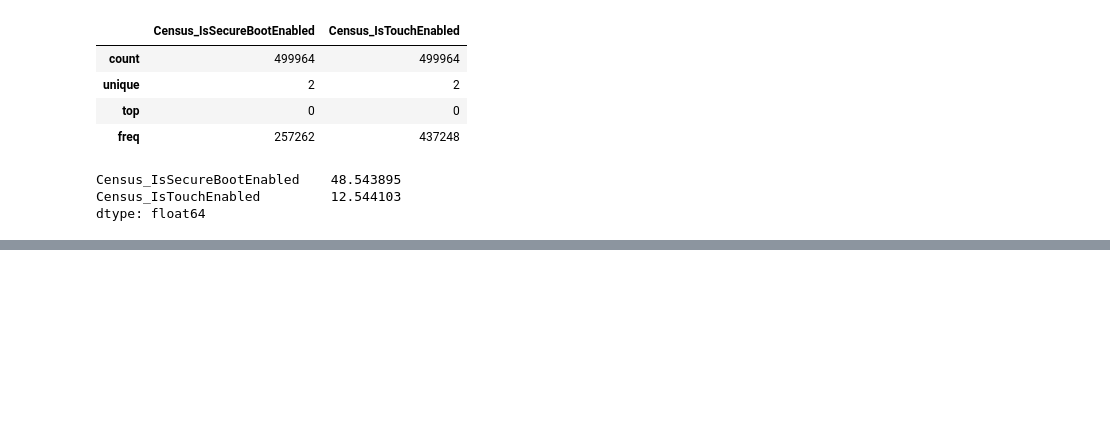
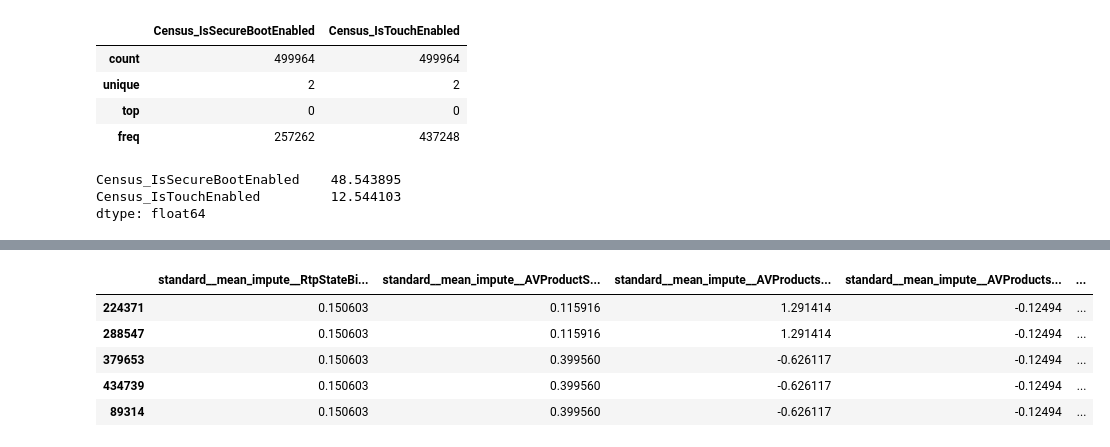
Before and after one commit to Angel789data/entregable_2, a Jupyter notebook: entregable.ipynb, the cells around one changed output, grey strips where cells are left out. Drawn from its saved outputs; the diff is of its cells as text; code cells hidden in the pictures; blank space fills up the shorter version.

```diff
--- a/entregable.ipynb
+++ b/entregable.ipynb
@@ -513,0 +689,35 @@ dtype: float64
+# %%
+
+lista_numericas_f2 = list(map(lambda c: "mean_impute__" + c, lista_numericas))
+lista_boolean_f2 = list(map(lambda c: "constant_zero__" + c, lista_boolean))
+categorias_uniq_mayor_f2 = list(  map(lambda c: "moda_impute__" + c, categorias_uniq_mayor))
+categorias_uniq_menor_f2 = list(  map(lambda c: "moda_impute__" + c, categorias_uniq_menor))
+# %%
+
+ct_impute = ColumnTransformer(
+    transformers=[
+        ("mean_impute", SimpleImputer(strategy="mean"), lista_numericas),
+        ("constant_zero", SimpleImputer(strategy="constant", fill_value=0), lista_boolean),
+        ("moda_impute", SimpleImputer(strategy="most_frequent"), lista_categoricas),
+
+    ],
+    remainder="passthrough"
+
+)
+
+
+ct_fe = ColumnTransformer(
+    transformers=[
+        ("standard", StandardScaler(), lista_numericas_f2),
+        ("ohe", OneHotEncoder(sparse_output=False), categorias_uniq_menor_f2),
+        ("ordinal", OrdinalEncoder(), categorias_uniq_mayor_f2)
+    ],
+    remainder="passthrough"
+)
+
+pipe = Pipeline(
+    steps=[
+        ("impute", ct_impute),
+        ("fe", ct_fe)
+    ]
+)
@@ -513,0 +744,2 @@ dtype: float64
+# %%
+pipe.fit(X_train)
@@ -513,0 +764,2 @@ dtype: float64
+# %%
+Xt = pipe.transform(X_train)
@@ -513,0 +917,9 @@ dtype: float64
+# %%
+Xt.head(5)
+# %% [output]
+|  | standard__mean_impute__RtpStateBi... | standard__mean_impute__AVProductS... | standard__mean_impute__AVProducts... | standard__mean_impute__AVProducts... | ... |
+| 224371 | 0.150603 | 0.115916 | 1.291414 | -0.12494 | ... |
+| 288547 | 0.150603 | 0.115916 | 1.291414 | -0.12494 | ... |
+| 379653 | 0.150603 | 0.399560 | -0.626117 | -0.12494 | ... |
+| 434739 | 0.150603 | 0.399560 | -0.626117 | -0.12494 | ... |
+| 89314 | 0.150603 | 0.399560 | -0.626117 | -0.12494 | ... |
```
Also changed, not shown: parts of 54 cells of this notebook.
